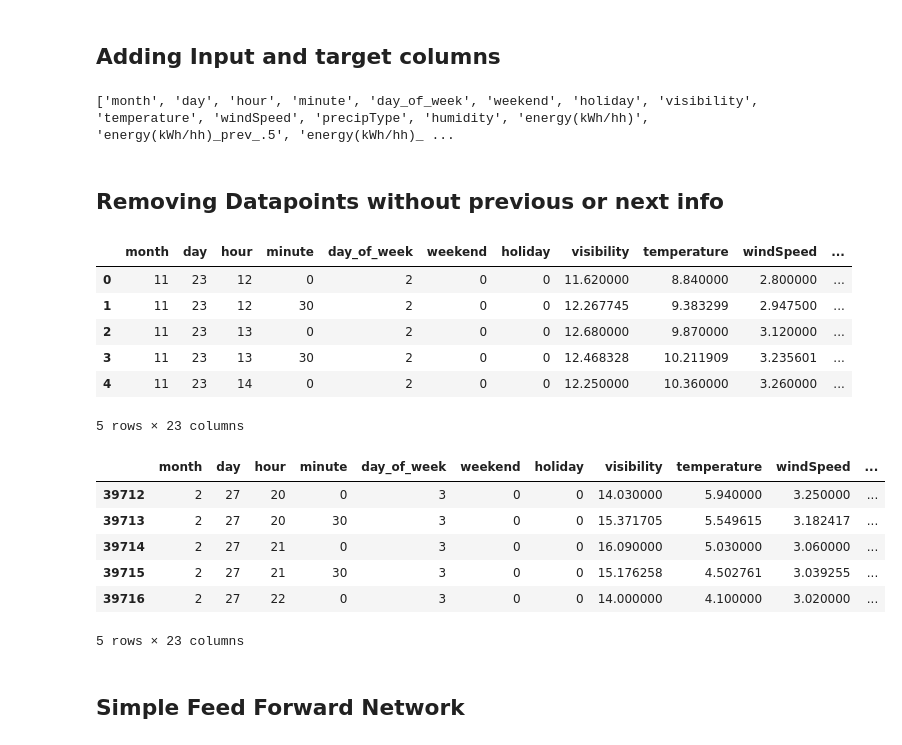
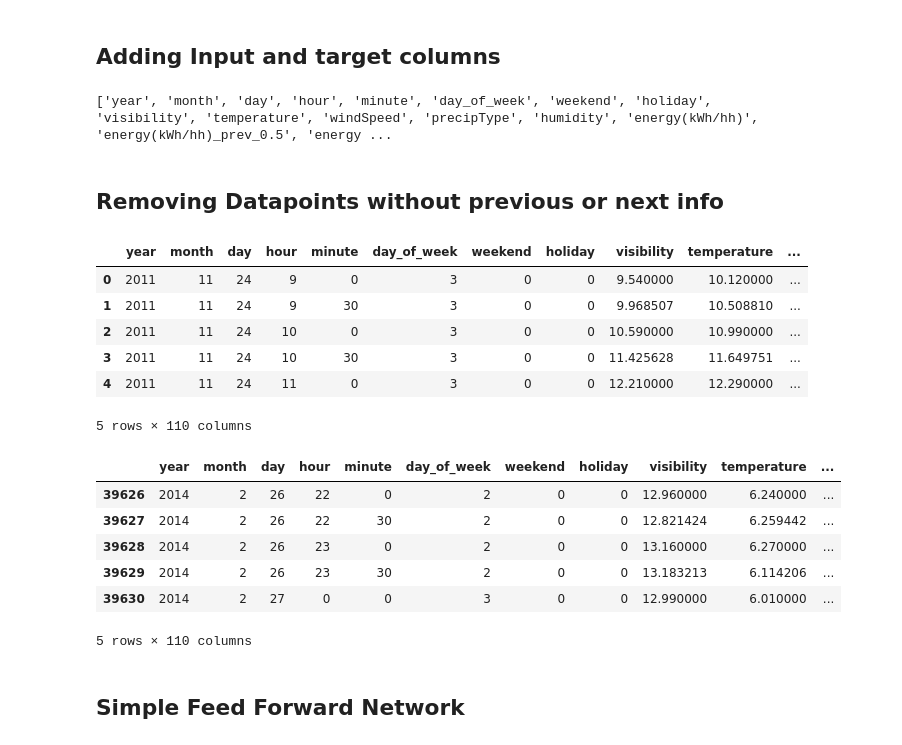
Before and after one commit to timdodge54/Power_Forecasting_With_DNN, a Jupyter notebook: src/Cody_Notebook.ipynb, the cells around one changed output. Drawn from its saved outputs; the diff is of its cells as text; code cells hidden in the pictures.

```diff
--- a/src/Cody_Notebook.ipynb
+++ b/src/Cody_Notebook.ipynb
@@ -47,59 +47,55 @@ memory usage: 5.8+ MB
 | 4 | 4 | 2011-11-23 11:00:00+00:00 | 2011 | 11 | 23 | 11 | 0 | 2 | 0 | 0 | ... |
 # %% [markdown]
 ## Adding Input and target columns
-# %%
-
-data_mod = data.drop(['index','timestamp', 'year', 'houses', 'pressure', 'dewPoint'], axis=1)
-
-data_mod['energy(kWh/hh)_prev_.5'] = data_mod['energy(kWh/hh)'].shift(1)
-data_mod['energy(kWh/hh)_prev_1'] = data_mod['energy(kWh/hh)'].shift(2)
-data_mod['energy(kWh/hh)_prev_1.5'] = data_mod['energy(kWh/hh)'].shift(3)
-data_mod['energy(kWh/hh)_prev_2'] = data_mod['energy(kWh/hh)'].shift(4)
-data_mod['energy(kWh/hh)_prev_2.5'] = data_mod['energy(kWh/hh)'].shift(5)
-data_mod['energy(kWh/hh)_prev_3'] = data_mod['energy(kWh/hh)'].shift(6)
-
-data_mod['energy(kWh/hh)_next_.5'] = data_mod['energy(kWh/hh)'].shift(-1)
-data_mod['energy(kWh/hh)_next_1'] = data_mod['energy(kWh/hh)'].shift(-2)
-data_mod['energy(kWh/hh)_next_1.5'] = data_mod['energy(kWh/hh)'].shift(-3)
-data_mod['energy(kWh/hh)_next_2'] = data_mod['energy(kWh/hh)'].shift(-4)
-
-
-
-columns = data_mod.columns.to_list()
-columns.remove('energy(kWh/hh)')
-columns.insert(12, 'energy(kWh/hh)')
-print(columns)
-
-data_mod = data_mod[columns]
-# %% [output]
-['month', 'day', 'hour', 'minute', 'day_of_week', 'weekend', 'holiday', 'visibility', 'temperature', 'windSpeed', 'precipType', 'humidity', 'energy(kWh/hh)', 'energy(kWh/hh)_prev_.5', 'energy(kWh/hh)_ ...
+# %%
+
+data_mod = data.drop(['index','timestamp', 'houses', 'pressure', 'dewPoint'], axis=1)
+timesteps = 49
+
+
+for i in range(1, timesteps):
+    data_mod['energy(kWh/hh)_prev_' + str(i*.5)] = data_mod['energy(kWh/hh)'].shift(i)
+    data_mod['energy(kWh/hh)_next_' + str(i*.5)] = data_mod['energy(kWh/hh)'].shift(-i)
+
+
+
+columns = data_mod.columns.to_list()
+columns.remove('energy(kWh/hh)')
+prev_column = [col for col in columns if 'prev' in col]
+next_column = [col for col in columns if 'next' in col]
+columns = columns[:13] + ['energy(kWh/hh)'] + prev_column + next_column
+print(columns)
+
+data_mod = data_mod[columns]
+# %% [output]
+['year', 'month', 'day', 'hour', 'minute', 'day_of_week', 'weekend', 'holiday', 'visibility', 'temperature', 'windSpeed', 'precipType', 'humidity', 'energy(kWh/hh)', 'energy(kWh/hh)_prev_0.5', 'energy ...
 # %% [markdown]
 ## Removing Datapoints without previous or next info
 # %%
 # Removing NaN value rows
-data_mod_clean = data_mod[data_mod['energy(kWh/hh)_prev_3'].notna()]
-data_mod_clean = data_mod_clean[data_mod_clean['energy(kWh/hh)_next_2'].notna()]
+data_mod_clean = data_mod[data_mod[prev_column[-1]].notna()]
+data_mod_clean = data_mod_clean[data_mod_clean[next_column[-1]].notna()]
 data_mod_clean = data_mod_clean.reset_index(drop=True)
 
 data_mod_clean.to_csv('../processed_data_train.csv', index=False)
 
 display(data_mod_clean.head())
 display(data_mod_clean.tail())
 # %% [output]
-|  | month | day | hour | minute | day_of_week | weekend | holiday | visibility | temperature | windSpeed | ... |
-| 0 | 11 | 23 | 12 | 0 | 2 | 0 | 0 | 11.620000 | 8.840000 | 2.800000 | ... |
-| 1 | 11 | 23 | 12 | 30 | 2 | 0 | 0 | 12.267745 | 9.383299 | 2.947500 | ... |
-| 2 | 11 | 23 | 13 | 0 | 2 | 0 | 0 | 12.680000 | 9.870000 | 3.120000 | ... |
-| 3 | 11 | 23 | 13 | 30 | 2 | 0 | 0 | 12.468328 | 10.211909 | 3.235601 | ... |
-| 4 | 11 | 23 | 14 | 0 | 2 | 0 | 0 | 12.250000 | 10.360000 | 3.260000 | ... |
+|  | year | month | day | hour | minute | day_of_week | weekend | holiday | visibility | temperature | ... |
+| 0 | 2011 | 11 | 24 | 9 | 0 | 3 | 0 | 0 | 9.540000 | 10.120000 | ... |
+| 1 | 2011 | 11 | 24 | 9 | 30 | 3 | 0 | 0 | 9.968507 | 10.508810 | ... |
+| 2 | 2011 | 11 | 24 | 10 | 0 | 3 | 0 | 0 | 10.590000 | 10.990000 | ... |
+| 3 | 2011 | 11 | 24 | 10 | 30 | 3 | 0 | 0 | 11.425628 | 11.649751 | ... |
+| 4 | 2011 | 11 | 24 | 11 | 0 | 3 | 0 | 0 | 12.210000 | 12.290000 | ... |
-5 rows × 23 columns
+5 rows × 110 columns
-|  | month | day | hour | minute | day_of_week | weekend | holiday | visibility | temperature | windSpeed | ... |
-| 39712 | 2 | 27 | 20 | 0 | 3 | 0 | 0 | 14.030000 | 5.940000 | 3.250000 | ... |
-| 39713 | 2 | 27 | 20 | 30 | 3 | 0 | 0 | 15.371705 | 5.549615 | 3.182417 | ... |
-| 39714 | 2 | 27 | 21 | 0 | 3 | 0 | 0 | 16.090000 | 5.030000 | 3.060000 | ... |
-| 39715 | 2 | 27 | 21 | 30 | 3 | 0 | 0 | 15.176258 | 4.502761 | 3.039255 | ... |
-| 39716 | 2 | 27 | 22 | 0 | 3 | 0 | 0 | 14.000000 | 4.100000 | 3.020000 | ... |
+|  | year | month | day | hour | minute | day_of_week | weekend | holiday | visibility | temperature | ... |
+| 39626 | 2014 | 2 | 26 | 22 | 0 | 2 | 0 | 0 | 12.960000 | 6.240000 | ... |
+| 39627 | 2014 | 2 | 26 | 22 | 30 | 2 | 0 | 0 | 12.821424 | 6.259442 | ... |
+| 39628 | 2014 | 2 | 26 | 23 | 0 | 2 | 0 | 0 | 13.160000 | 6.270000 | ... |
+| 39629 | 2014 | 2 | 26 | 23 | 30 | 2 | 0 | 0 | 13.183213 | 6.114206 | ... |
+| 39630 | 2014 | 2 | 27 | 0 | 0 | 3 | 0 | 0 | 12.990000 | 6.010000 | ... |
-5 rows × 23 columns
+5 rows × 110 columns
 # %% [markdown]
 ## Simple Feed Forward Network
 # %%
```
Also changed, not shown: parts of 3 cells of this notebook, 1 other file.
